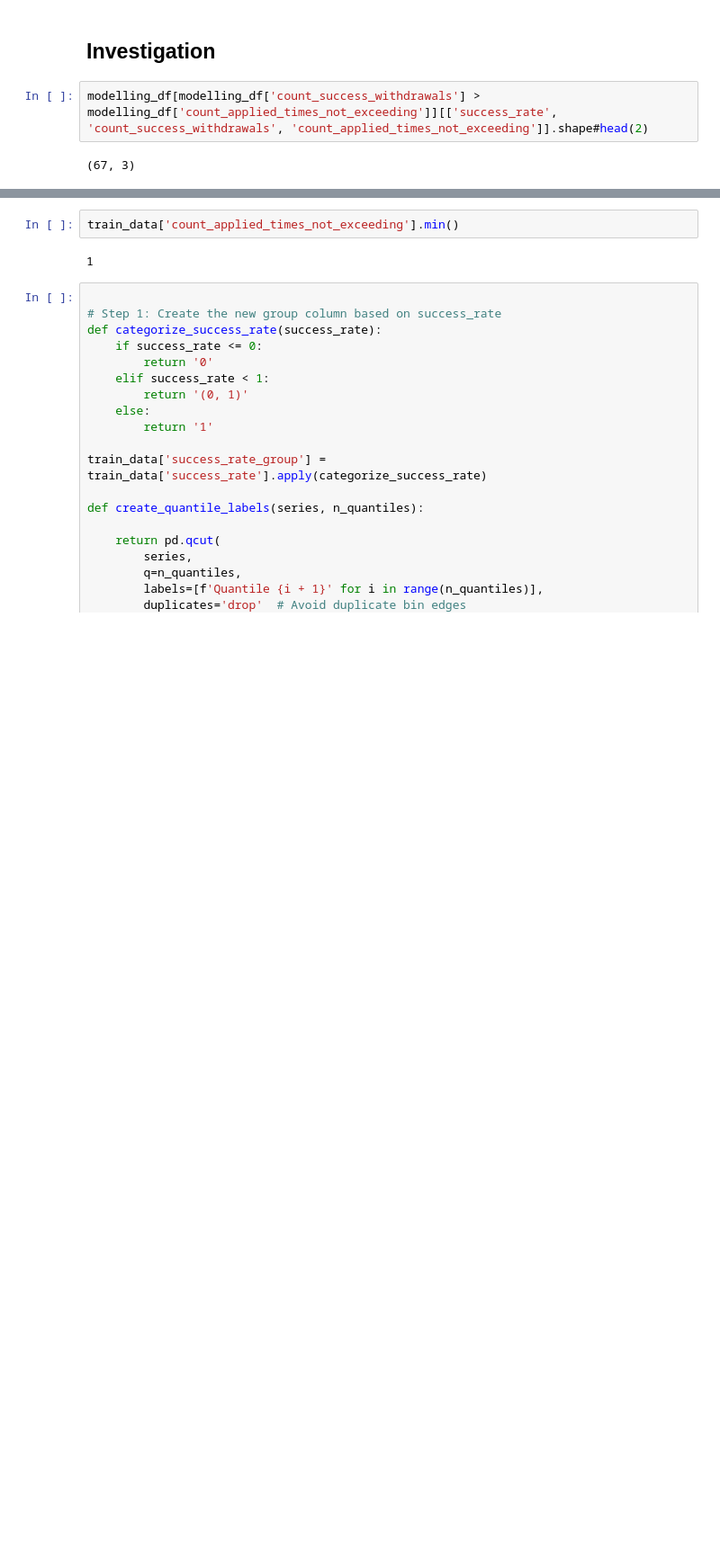
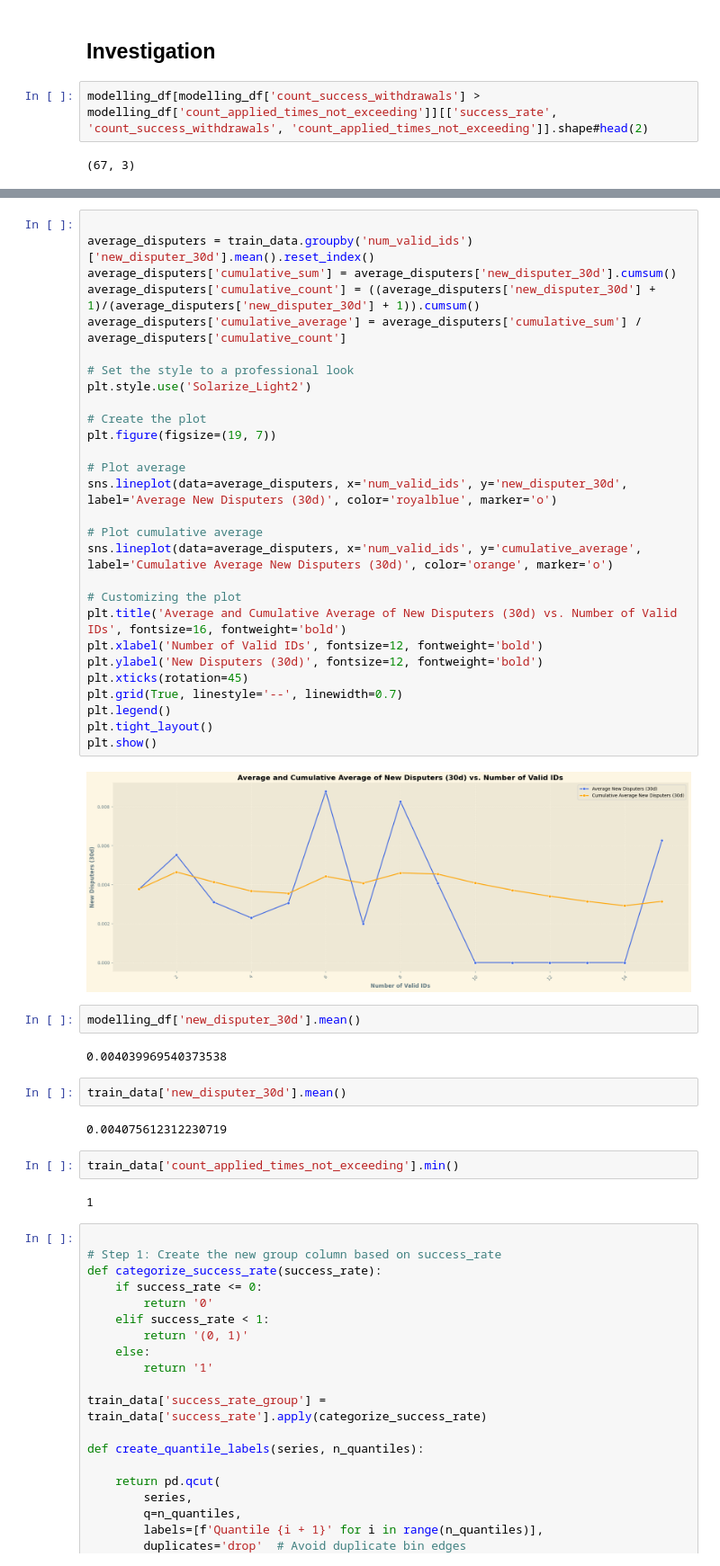
Before and after one commit to PereFuster/Colin-s-insight-rules, a Jupyter notebook: Analysis of withdrawal apply.ipynb, the cells around one changed output, grey strips where cells are left out. Shown: that part at 90% size. Cells and saved outputs as stored; diff of their text form; blank space fills up the shorter version.

```diff
--- a/Analysis of withdrawal apply.ipynb
+++ b/Analysis of withdrawal apply.ipynb
@@ -863,3 +683,41 @@ plot_distributions(train_data[train_data['count_applied_times_not_exceeding'] >
+# %%
+
+average_disputers = train_data.groupby('num_valid_ids')['new_disputer_30d'].mean().reset_index()
+average_disputers['cumulative_sum'] = average_disputers['new_disputer_30d'].cumsum()
+average_disputers['cumulative_count'] = ((average_disputers['new_disputer_30d'] + 1)/(average_disputers['new_disputer_30d'] + 1)).cumsum()
+average_disputers['cumulative_average'] = average_disputers['cumulative_sum'] / average_disputers['cumulative_count']
+
+# Set the style to a professional look
+plt.style.use('Solarize_Light2')
+
+# Create the plot
+plt.figure(figsize=(19, 7))
+
+# Plot average
+sns.lineplot(data=average_disputers, x='num_valid_ids', y='new_disputer_30d', label='Average New Disputers (30d)', color='royalblue', marker='o')
+
+# Plot cumulative average
+sns.lineplot(data=average_disputers, x='num_valid_ids', y='cumulative_average', label='Cumulative Average New Disputers (30d)', color='orange', marker='o')
+
+# Customizing the plot
+plt.title('Average and Cumulative Average of New Disputers (30d) vs. Number of Valid IDs', fontsize=16, fontweight='bold')
+plt.xlabel('Number of Valid IDs', fontsize=12, fontweight='bold')
+plt.ylabel('New Disputers (30d)', fontsize=12, fontweight='bold')
+plt.xticks(rotation=45)
+plt.grid(True, linestyle='--', linewidth=0.7)
+plt.legend()
+plt.tight_layout()
+plt.show()
+# %% [output]
+[figure, added]
+# %%
+modelling_df['new_disputer_30d'].mean()
+# %% [output]
+0.004039969540373538
+# %%
+train_data['new_disputer_30d'].mean()
+# %% [output]
+0.004075612312230719
 # %%
 train_data['count_applied_times_not_exceeding'].min()
 # %% [output]
```
Also changed, not shown: parts of 32 cells of this notebook.
